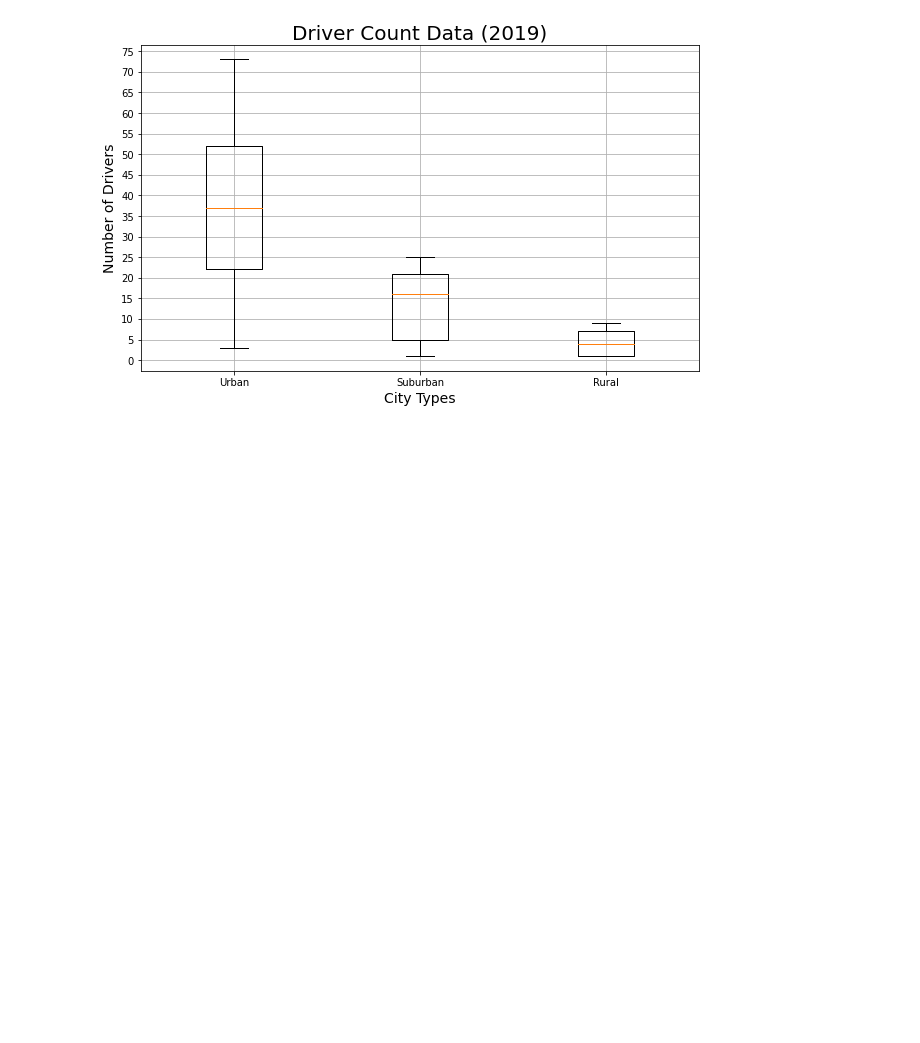
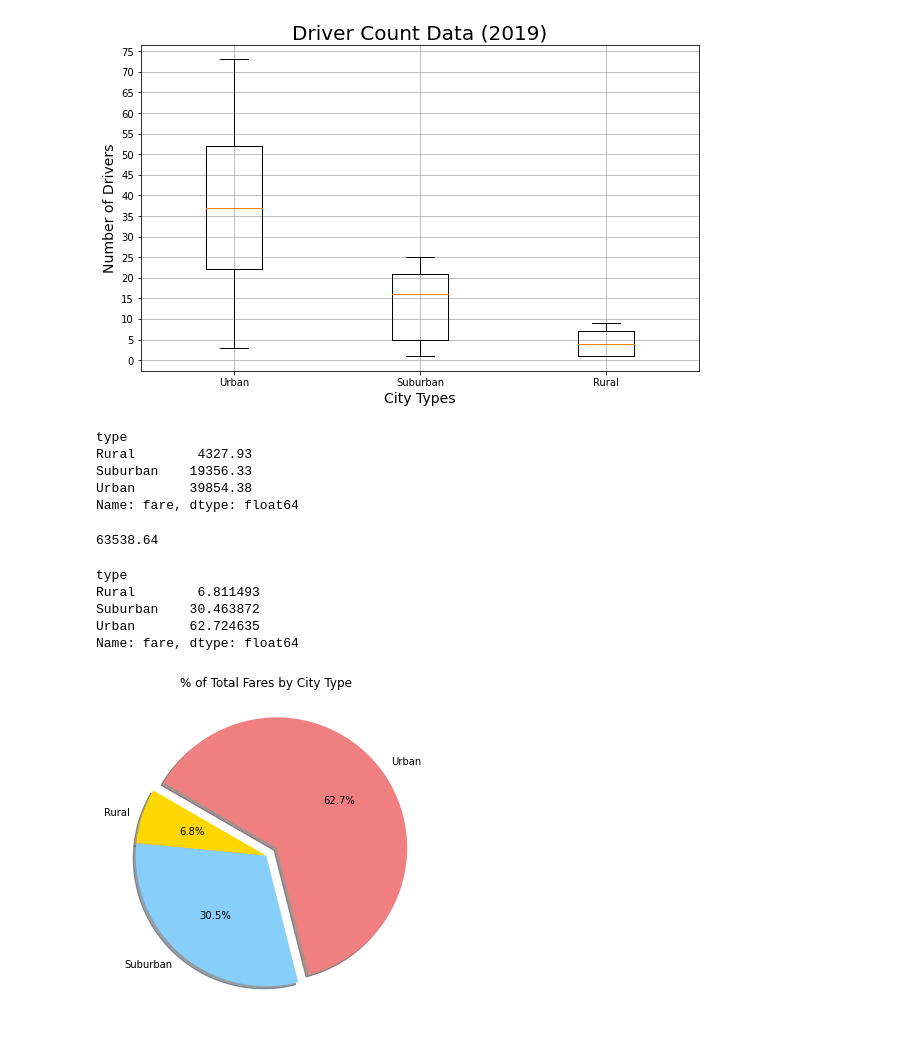
Before and after one commit to agregorash/PyBer_Analysis, a Jupyter notebook: PyBer.ipynb, the cells around one changed output. Saved outputs shown, nothing was run; the diff lists cells and outputs as text; code cells hidden in the pictures; blank space fills up the shorter version.

Commit message:
adding 1st pie chart and updated Pyber.ipynb

```diff
--- a/PyBer.ipynb
+++ b/PyBer.ipynb
@@ -748,3 +748,28 @@ plt.savefig("analysis/Fig4.png")
 plt.show()
 # %% [output]
 [figure]
+# %%
+sum_fares_by_type = pyber_data_df.groupby(["type"]).sum()["fare"]
+sum_fares_by_type
+# %% [output]
+type
+Rural        4327.93
+Suburban    19356.33
+Urban       39854.38
+Name: fare, dtype: float64
+# %%
+#Get the sums of all fares
+total_fares = pyber_data_df["fare"].sum()
+total_fares
+# %% [output]
+63538.64
+# %%
+#Calculate the percentage of fare for each city type.
+type_percents = 100* sum_fares_by_type/ total_fares
+type_percents
+# %% [output]
+type
+Rural        6.811493
+Suburban    30.463872
+Urban       62.724635
+Name: fare, dtype: float64
@@ -750,0 +781,14 @@ plt.show()
+# %%
+#import mpl to change the plot configs using rcParams
+import matplotlib as mpl
+# Build the percentage of fares by city type pie chart
+plt.subplots(figsize=(10,6))
+plt.pie(type_percents, labels=["Rural", "Suburban", "Urban"], colors=["gold", "lightskyblue", "lightcoral"], explode=[0, 0, 0.1], autopct='%1.1f%%', shadow=True, startangle=150)
+plt.title("% of Total Fares by City Type")
+#Change the default font size from 10 to 14
+mpl.rcParams['font.size'] = 14
+#save fig
+plt.savefig("analysis/Fig5.png")
+plt.show()
+# %% [output]
+[figure, added]
```
Also changed, not shown: parts of 1 cell of this notebook, 1 other file.
